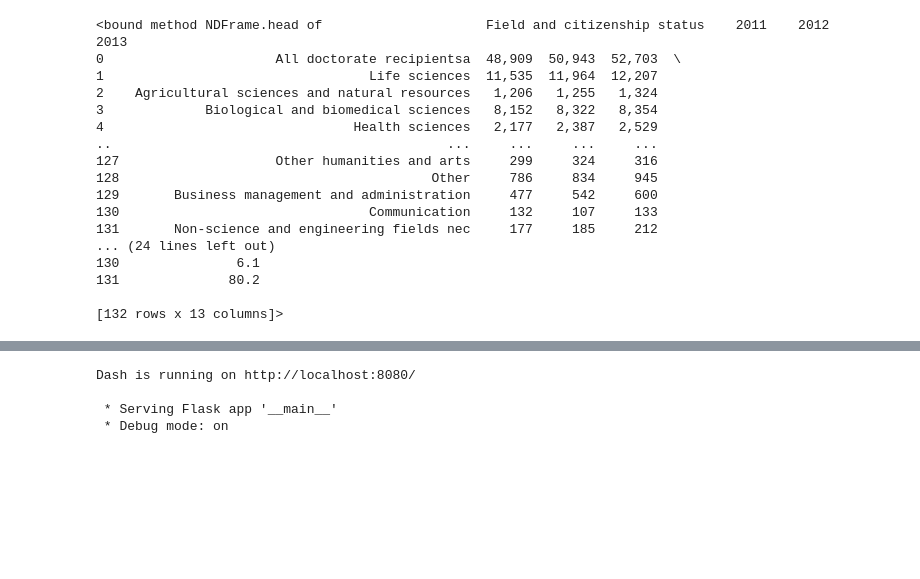
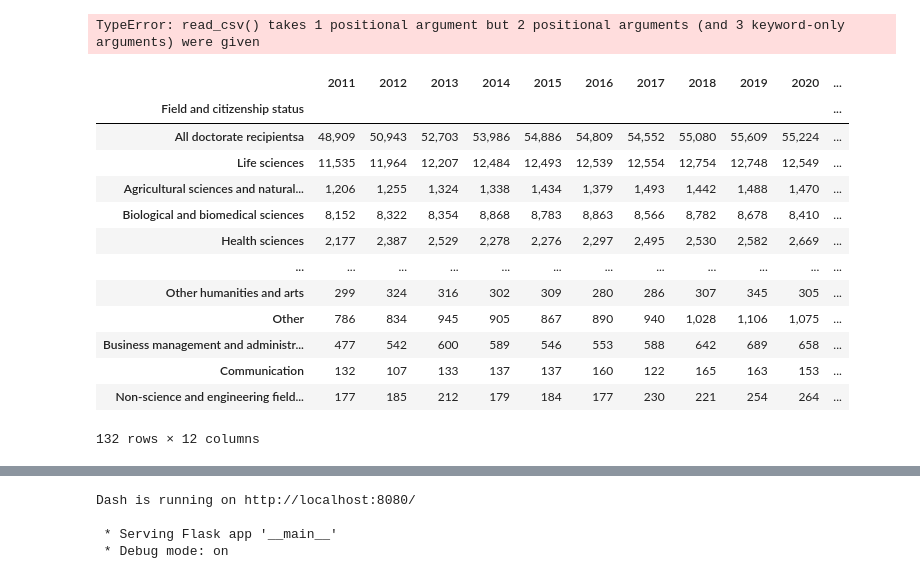
Before and after one commit to hahawbaker/DSDashboard, a Jupyter notebook: Testing HTDashboard.ipynb, the cells around one changed output, grey strips where cells are left out. Cells and saved outputs as stored; diff of their text form; code cells hidden in the pictures; blank space fills up the shorter version.

```diff
--- a/Testing HTDashboard.ipynb
+++ b/Testing HTDashboard.ipynb
@@ -11,25 +11,15 @@ import dash
 from dash import dcc
 from dash import html
 from dash.dependencies import Input, Output
-# %%
-df = pd.read_csv("CSV/nsf23300-tab001-007.csv",encoding='cp1252', skiprows=[])
-
-df.head
-# %% [output]
-<bound method NDFrame.head of                     Field and citizenship status    2011    2012    2013
-0                      All doctorate recipientsa  48,909  50,943  52,703  \
-1                                  Life sciences  11,535  11,964  12,207
-2    Agricultural sciences and natural resources   1,206   1,255   1,324
-3             Biological and biomedical sciences   8,152   8,322   8,354
-4                                Health sciences   2,177   2,387   2,529
-..                                           ...     ...     ...     ...
-127                    Other humanities and arts     299     324     316
-128                                        Other     786     834     945
-129       Business management and administration     477     542     600
-130                                Communication     132     107     133
-131       Non-science and engineering fields nec     177     185     212
-... (24 lines left out)
-130               6.1
-131              80.2
-
-[132 rows x 13 columns]>
+# %%
+df = pd.read_csv("CSV/nsf23300-tab001-007.csv",encoding='cp1252', header=0, index_col=0) # skiprows=[], header=0)
+
+bystudy=df
+byyear=df.T
+majors=bystudy.index
+#majors
+
+
+bystudy
+# %% [output]
+TypeError: read_csv() takes 1 positional argument but 2 positional arguments (and 3 keyword-only arguments) were given
@@ -35,0 +28,17 @@ df.head
+# %%
+bystudy
+# %% [output]
+|  | 2011 | 2012 | 2013 | 2014 | 2015 | 2016 | 2017 | 2018 | 2019 | 2020 | ... |
+| Field and citizenship status |  |  |  |  |  |  |  |  |  |  | ... |
+| All doctorate recipientsa | 48,909 | 50,943 | 52,703 | 53,986 | 54,886 | 54,809 | 54,552 | 55,080 | 55,609 | 55,224 | ... |
+| Life sciences | 11,535 | 11,964 | 12,207 | 12,484 | 12,493 | 12,539 | 12,554 | 12,754 | 12,748 | 12,549 | ... |
+| Agricultural sciences and natural... | 1,206 | 1,255 | 1,324 | 1,338 | 1,434 | 1,379 | 1,493 | 1,442 | 1,488 | 1,470 | ... |
+| Biological and biomedical sciences | 8,152 | 8,322 | 8,354 | 8,868 | 8,783 | 8,863 | 8,566 | 8,782 | 8,678 | 8,410 | ... |
+| Health sciences | 2,177 | 2,387 | 2,529 | 2,278 | 2,276 | 2,297 | 2,495 | 2,530 | 2,582 | 2,669 | ... |
+| ... | ... | ... | ... | ... | ... | ... | ... | ... | ... | ... | ... |
+| Other humanities and arts | 299 | 324 | 316 | 302 | 309 | 280 | 286 | 307 | 345 | 305 | ... |
+| Other | 786 | 834 | 945 | 905 | 867 | 890 | 940 | 1,028 | 1,106 | 1,075 | ... |
+| Business management and administr... | 477 | 542 | 600 | 589 | 546 | 553 | 588 | 642 | 689 | 658 | ... |
+| Communication | 132 | 107 | 133 | 137 | 137 | 160 | 122 | 165 | 163 | 153 | ... |
+| Non-science and engineering field... | 177 | 185 | 212 | 179 | 184 | 177 | 230 | 221 | 254 | 264 | ... |
+132 rows × 12 columns
```
Also changed, not shown: parts of 9 cells of this notebook.
